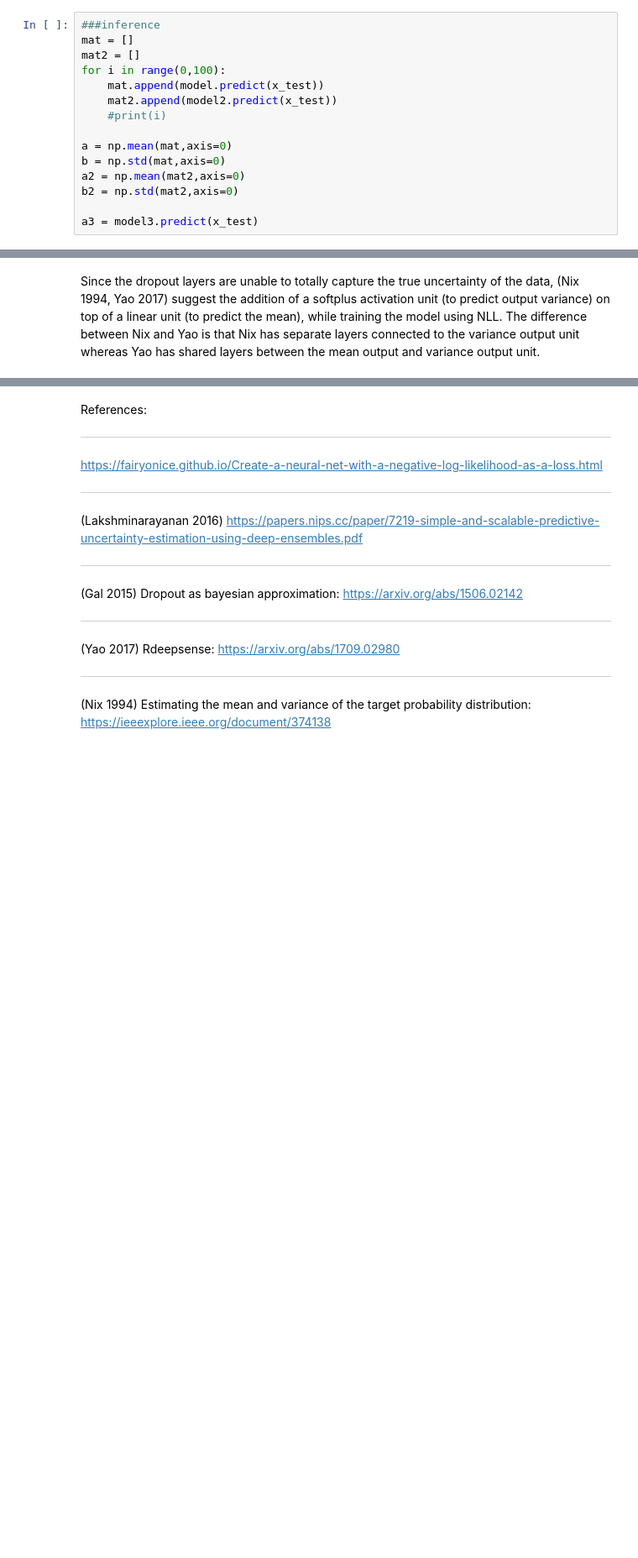
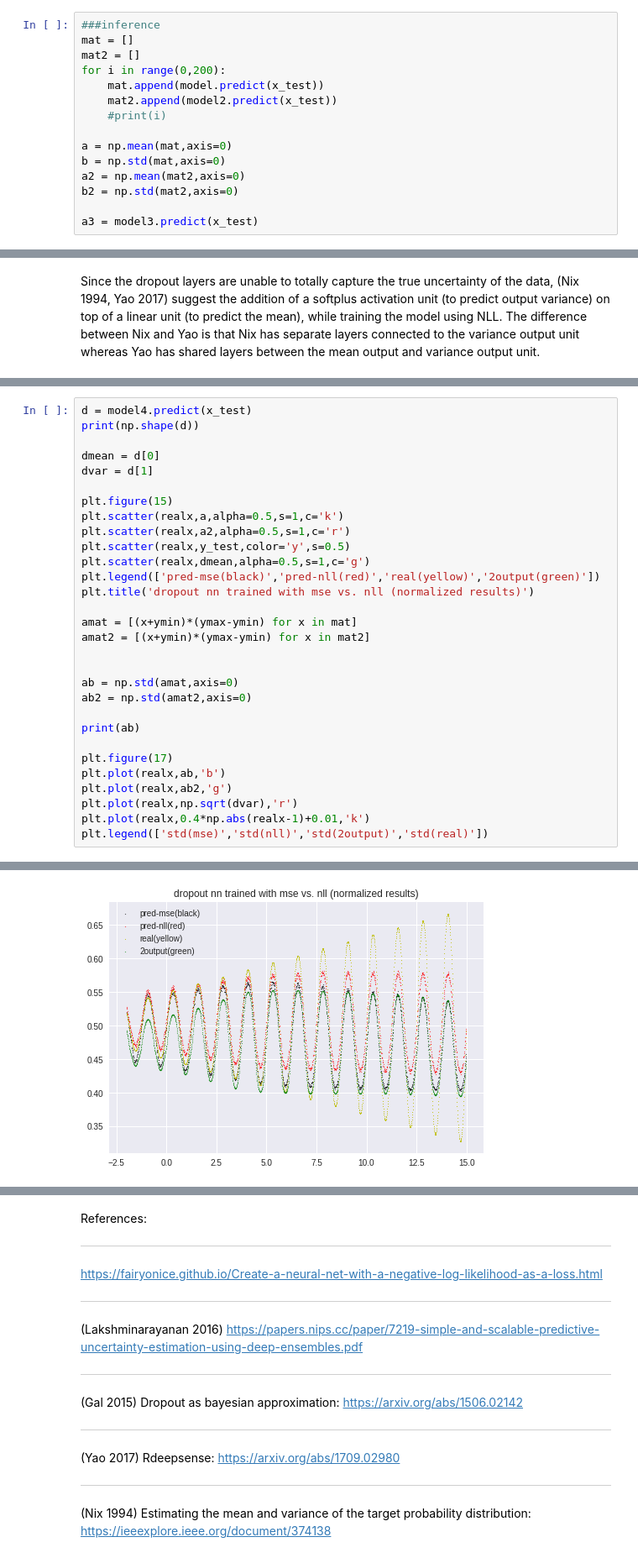
Before and after one commit to dragonheat123/nll_tryout, a Jupyter notebook: NLLexample.ipynb, the cells around one changed output, grey strips where cells are left out. Shown: that part at 84% size. Cells and saved outputs as stored; diff of their text form; blank space fills up the shorter version.

```diff
--- a/NLLexample.ipynb
+++ b/NLLexample.ipynb
@@ -213,7 +206,7 @@ _________________________________________________________________
 ###inference
 mat = []
 mat2 = []
-for i in range(0,100):
+for i in range(0,200):
     mat.append(model.predict(x_test))
     mat2.append(model2.predict(x_test))
     #print(i)
@@ -288,0 +319,31 @@ model2.summary()
+# %%
+d = model4.predict(x_test)
+print(np.shape(d))
+
+dmean = d[0]
+dvar = d[1]
+
+plt.figure(15)
+plt.scatter(realx,a,alpha=0.5,s=1,c='k')
+plt.scatter(realx,a2,alpha=0.5,s=1,c='r')
+plt.scatter(realx,y_test,color='y',s=0.5)
+plt.scatter(realx,dmean,alpha=0.5,s=1,c='g')
+plt.legend(['pred-mse(black)','pred-nll(red)','real(yellow)','2output(green)'])
+plt.title('dropout nn trained with mse vs. nll (normalized results)')
+
+amat = [(x+ymin)*(ymax-ymin) for x in mat]
+amat2 = [(x+ymin)*(ymax-ymin) for x in mat2]
+
+
+ab = np.std(amat,axis=0)
+ab2 = np.std(amat2,axis=0)
+
+print(ab)
+
+plt.figure(17)
+plt.plot(realx,ab,'b')
+plt.plot(realx,ab2,'g')
+plt.plot(realx,np.sqrt(dvar),'r')
+plt.plot(realx,0.4*np.abs(realx-1)+0.01,'k')
+plt.legend(['std(mse)','std(nll)','std(2output)','std(real)'])
+# %% [output]
@@ -288,0 +359 @@ model2.summary()
+[figure, added]
```
Also changed, not shown: parts of 9 cells of this notebook.
